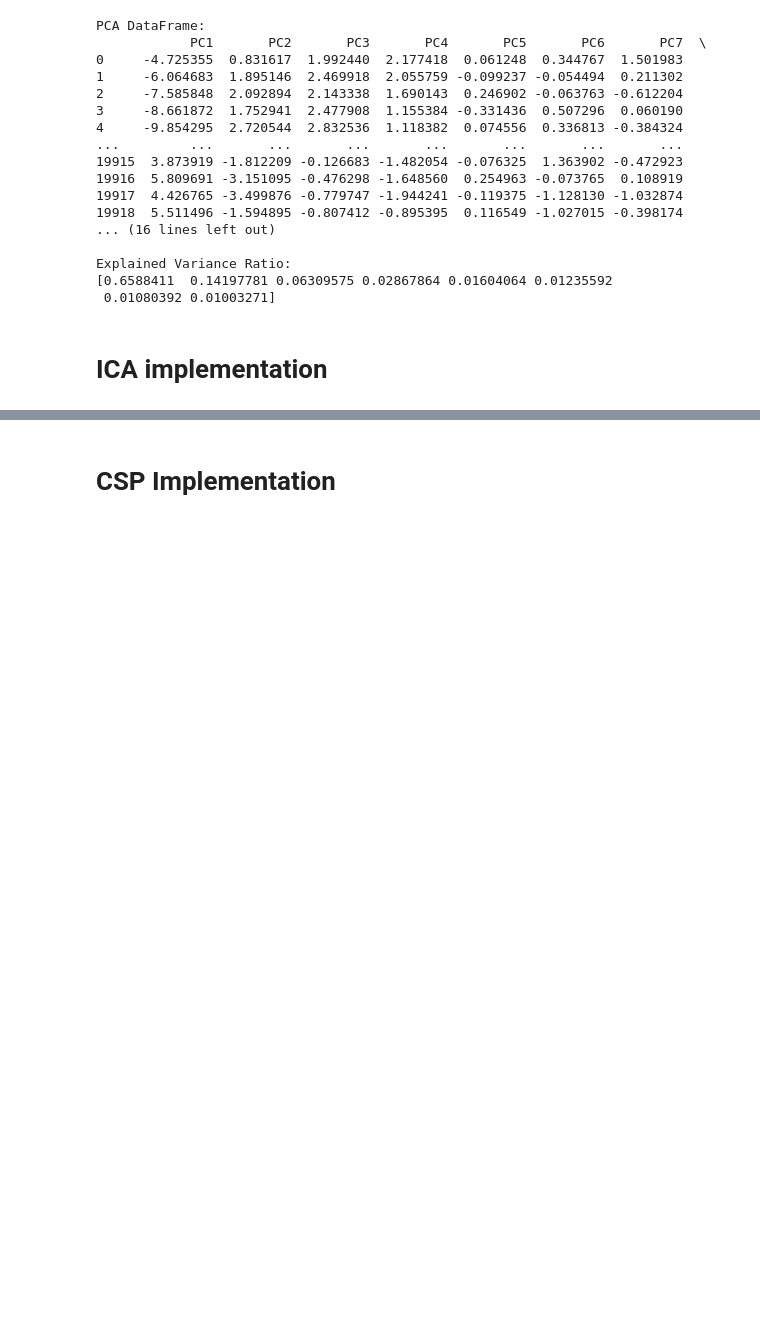
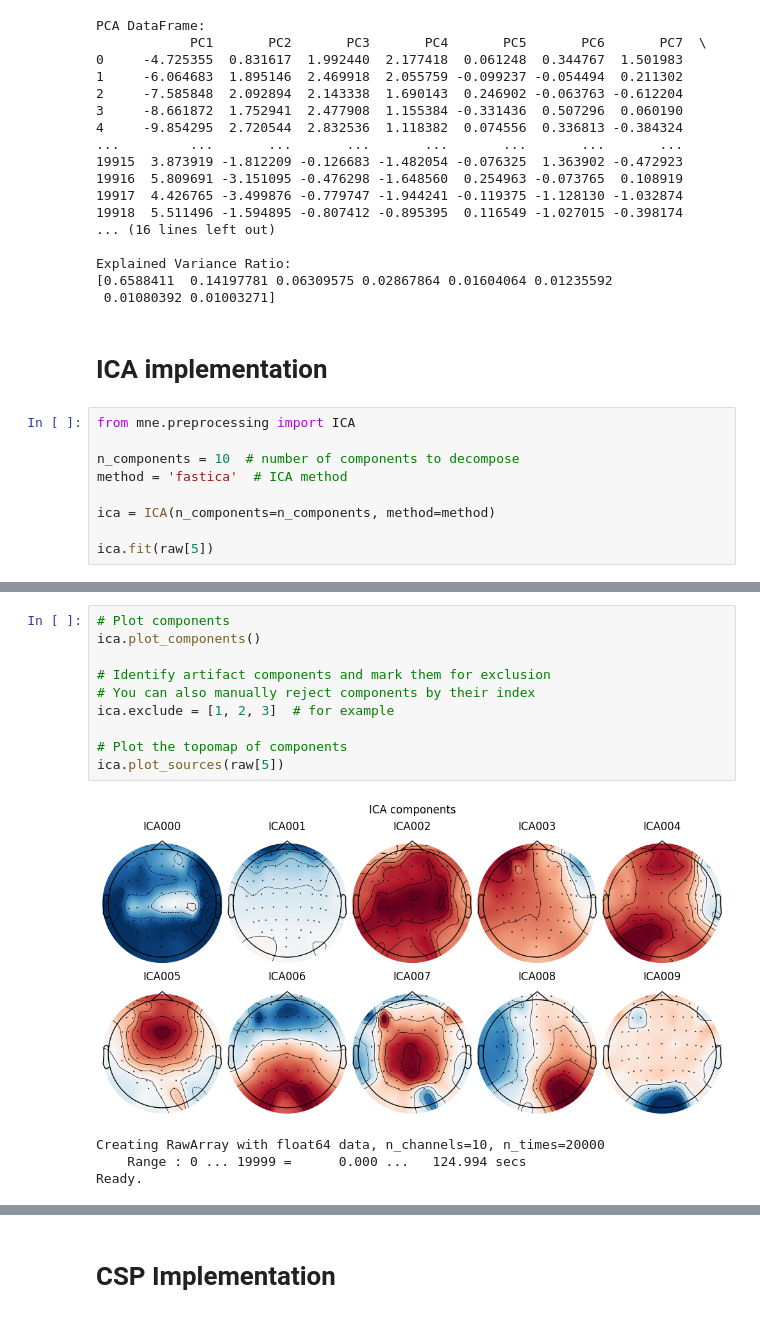
Before and after one commit to AkashKulkarni4444/BCI_Project, a Jupyter notebook: CSP_ICA_PCA.ipynb, the cells around one changed output, grey strips where cells are left out. Cells and saved outputs as stored; diff of their text form; blank space fills up the shorter version.

```diff
--- a/CSP_ICA_PCA.ipynb
+++ b/CSP_ICA_PCA.ipynb
@@ -229,3 +229,12 @@ Explained Variance Ratio:
  0.01080392 0.01003271]
 # %% [markdown]
 # ICA implementation
+# %%
+from mne.preprocessing import ICA
+
+n_components = 10  # number of components to decompose
+method = 'fastica'  # ICA method
+
+ica = ICA(n_components=n_components, method=method)
+
+ica.fit(raw[5])
@@ -231,0 +252,15 @@ Explained Variance Ratio:
+# %%
+# Plot components
+ica.plot_components()
+
+# Identify artifact components and mark them for exclusion
+# You can also manually reject components by their index
+ica.exclude = [1, 2, 3]  # for example
+
+# Plot the topomap of components
+ica.plot_sources(raw[5])
+# %% [output]
+[figure, added]
+Creating RawArray with float64 data, n_channels=10, n_times=20000
+    Range : 0 ... 19999 =      0.000 ...   124.994 secs
+Ready.
```
Also changed, not shown: parts of 3 cells of this notebook.
